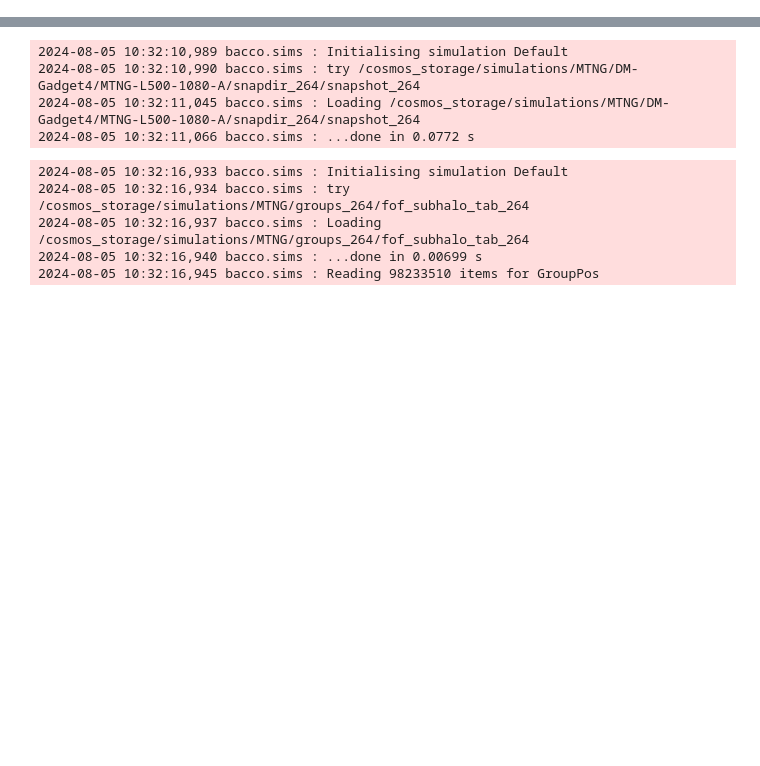
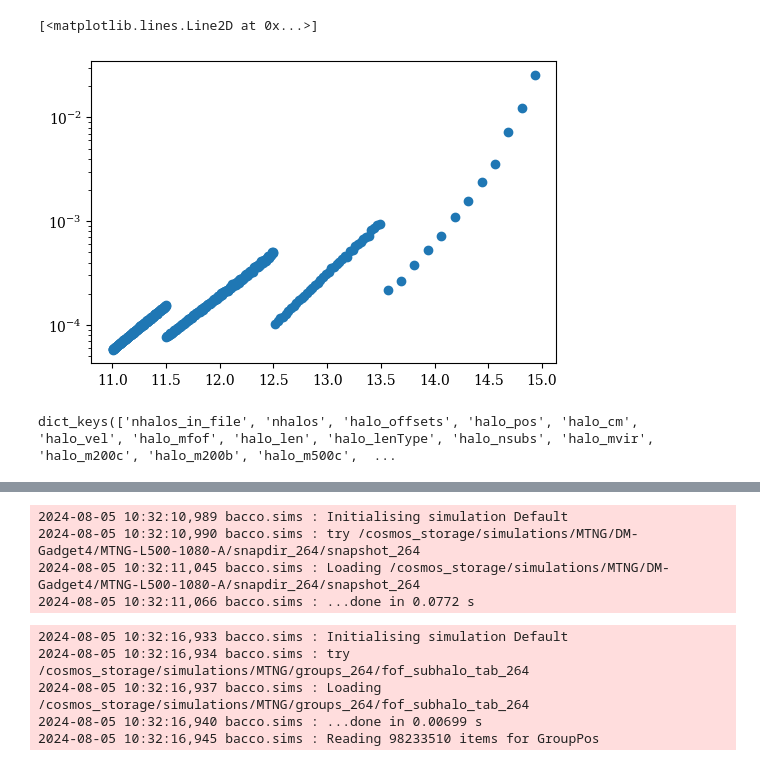
Before and after one commit to fgmaion/MTNG-resims, a Jupyter notebook: Notebooks/halo_selection.ipynb, the cells around one changed output, grey strips where cells are left out. Cells and saved outputs as stored; diff of their text form; code cells hidden in the pictures; blank space fills up the shorter version.

```diff
--- a/Notebooks/halo_selection.ipynb
+++ b/Notebooks/halo_selection.ipynb
@@ -6,5 +6,8 @@ from random import sample
 import copy
 import h5py
 import matplotlib
+# %%
+plt.rcParams["font.family"] = "serif"
+plt.rcParams["mathtext.fontset"] = "dejavuserif"
 # %%
 import os
@@ -18,0 +19,27 @@ display(HTML("<style>.container { width:100% !important; }</style>"))
+# %%
+# Load the Halo Selection
+with open("/cosmos_storage/simulations/TNG_Family/MN5_resims/resims_info/hydro_halo_sel_1pmbin.txt") as f:
+    final_sel = []
+
+    for line in f.readlines():
+        final_sel.append(int(line.split()[0]))
+
+final_sel = np.array(final_sel)
+# %%
+# Load MTNG and get the fraction of halos to do the upweighting
+mtng = bacco.utils.load_MTNG(adr="/cosmos_storage/simulations/TNG_Family/MTNG/", snap=264)
+
+m200b = np.log10(1e10 * mtng.fof['halo_m200b'])
+mfof = np.log10(1e10 * mtng.fof['halo_mfof'])
+
+mbins = np.concatenate(
+    (np.arange(11, 11.5, 0.0025),
+    np.arange(11.5, 12.5, 0.005),
+    np.arange(12.5, 13.5, 0.025),
+    np.arange(13.5, 15.01, 0.125))
+)
+
+h_frac = np.zeros(len(final_sel))
+for m in range(len(mbins)-1):
+    h_frac[m] = np.where(( m200b[final_sel]>=mbins[m]) & ( m200b[final_sel]<mbins[m+1]))[0].shape[0] / \
+             np.where(( m200b>=mbins[m]) & ( m200b<mbins[m+1]))[0].shape[0]
@@ -18,0 +72,12 @@ display(HTML("<style>.container { width:100% !important; }</style>"))
+# %%
+fig, ax = plt.subplots(dpi=100)
+
+ax.set_yscale("log")
+ax.plot(0.5*(mbins[1:]+mbins[:-1]), h_frac, marker="o", linestyle="")
+# %% [output]
+[<matplotlib.lines.Line2D at 0x...>]
+[figure, added]
+# %%
+zoom.fof.keys()
+# %% [output]
+dict_keys(['nhalos_in_file', 'nhalos', 'halo_offsets', 'halo_pos', 'halo_cm', 'halo_vel', 'halo_mfof', 'halo_len', 'halo_lenType', 'halo_nsubs', 'halo_mvir', 'halo_m200c', 'halo_m200b', 'halo_m500c',  ...
```
Also changed, not shown: parts of 8 cells of this notebook, 5 other files.
